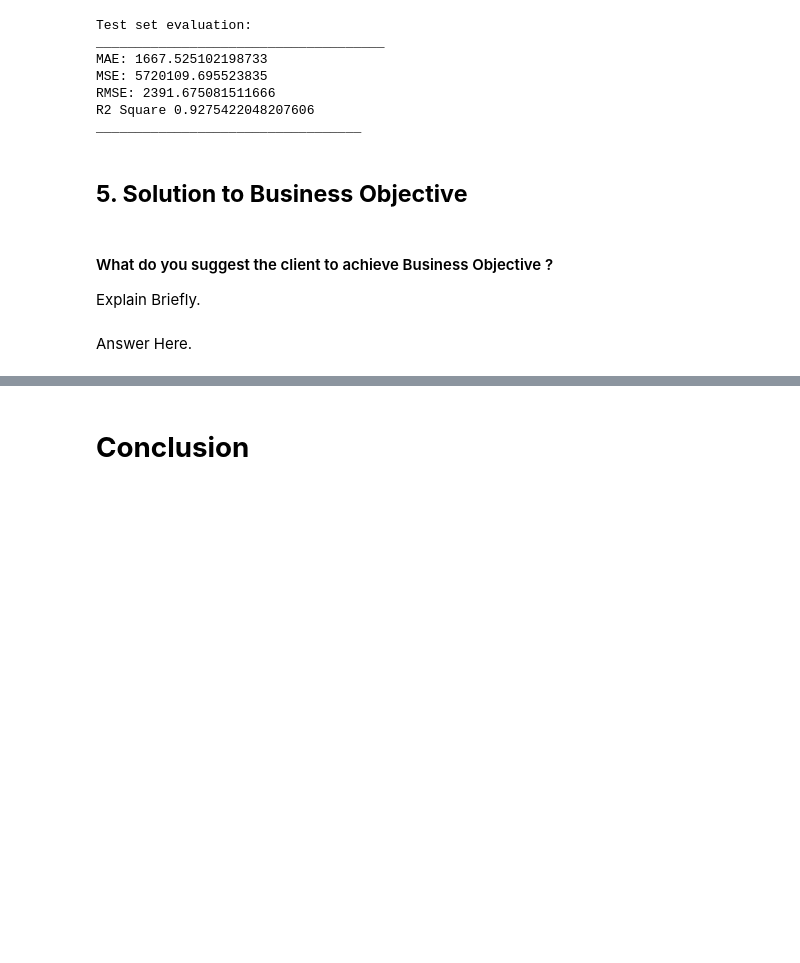
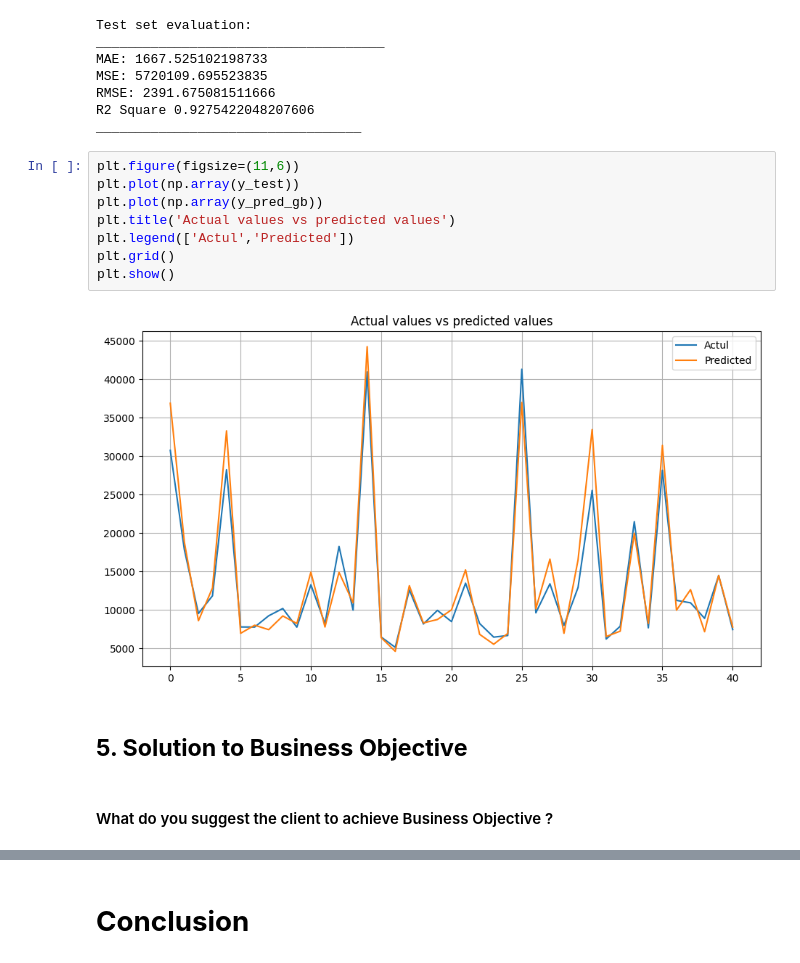
Before and after one commit to avigangarde/OIBSIP, a Jupyter notebook: Task_1_CAR_PRICE_PREDICTION_WITH_MACHINE_LEARNING_ipynb.ipynb, the cells around one changed output, grey strips where cells are left out. Drawn from its saved outputs; the diff is of its cells as text; blank space fills up the shorter version.

```diff
--- a/Task_1_CAR_PRICE_PREDICTION_WITH_MACHINE_LEARNING_ipynb.ipynb
+++ b/Task_1_CAR_PRICE_PREDICTION_WITH_MACHINE_LEARNING_ipynb.ipynb
@@ -703,10 +824,17 @@ MSE: 5720109.695523835
 RMSE: 2391.675081511666
 R2 Square 0.9275422048207606
 __________________________________
+# %%
+plt.figure(figsize=(11,6))
+plt.plot(np.array(y_test))
+plt.plot(np.array(y_pred_gb))
+plt.title('Actual values vs predicted values')
+plt.legend(['Actul','Predicted'])
+plt.grid()
+plt.show()
+# %% [output]
+[figure, added]
 # %% [markdown]
 ## **5. Solution to Business Objective**
 # %% [markdown]
 #### What do you suggest the client to achieve Business Objective ?
-Explain Briefly.
-# %% [markdown]
-Answer Here.
```
Also changed, not shown: parts of 26 cells of this notebook.
